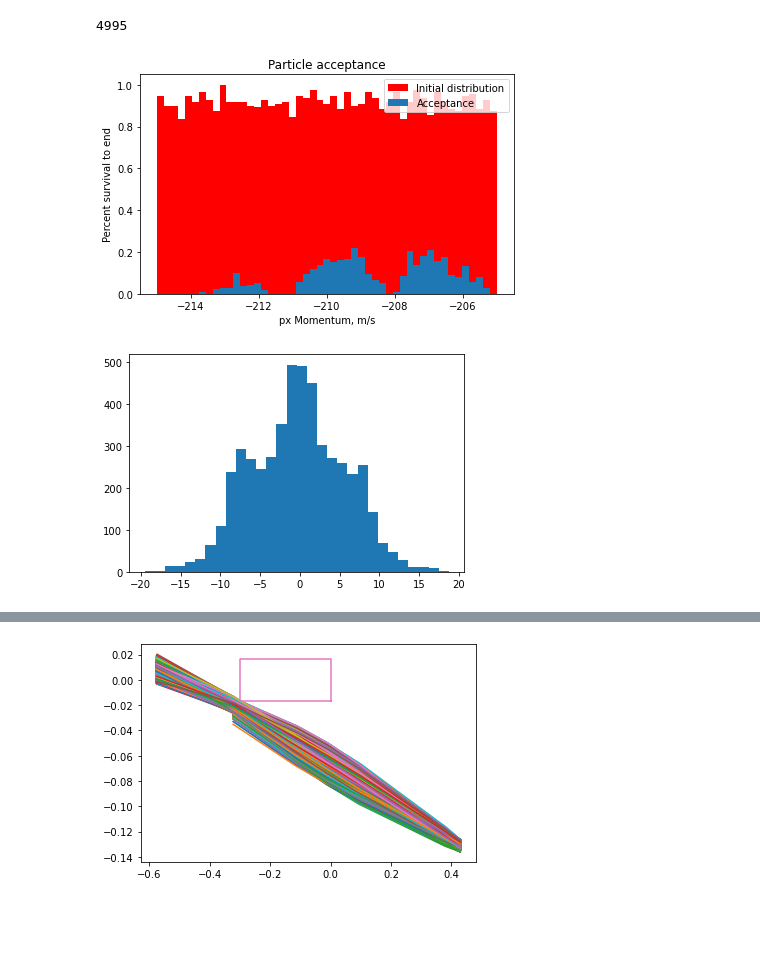
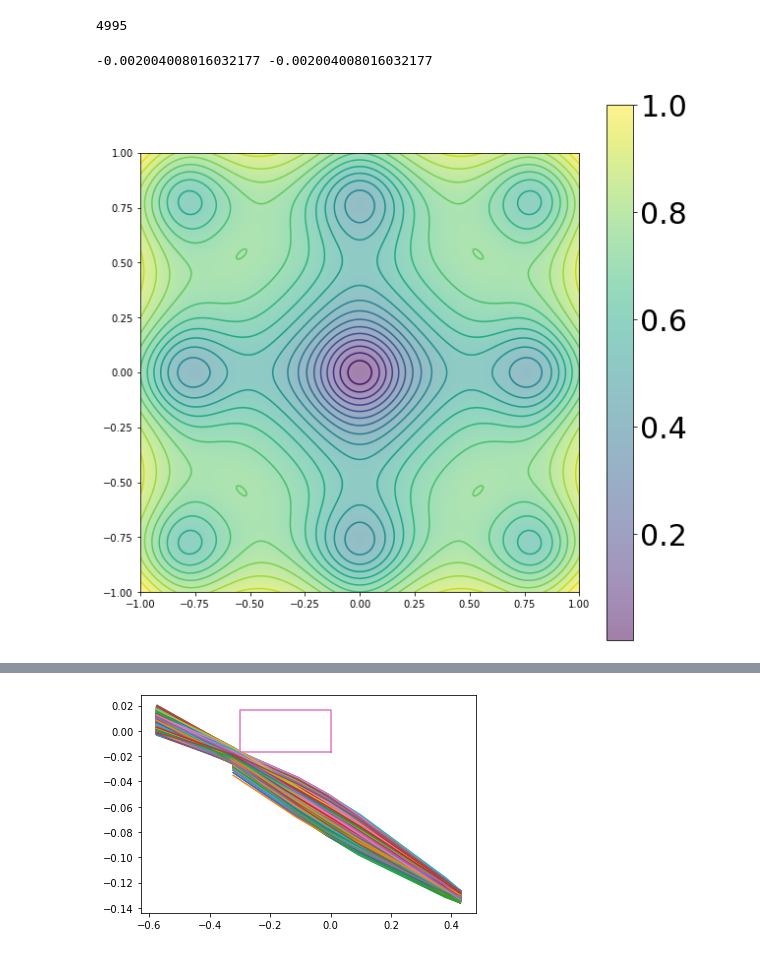
Before and after one commit to BillyTheKidPhysicist/storageRing, a Jupyter notebook: storageRingModel/notebook.ipynb, the cells around one changed output, grey strips where cells are left out. Cells and saved outputs as stored; diff of their text form; code cells hidden in the pictures; blank space fills up the shorter version.

```diff
--- a/storageRingModel/notebook.ipynb
+++ b/storageRingModel/notebook.ipynb
@@ -33,14 +33,31 @@ for particleInjector,particleRing in zip(swarmInjectorTraced.particles,swarmRing
 len(swarmSystemTraced.particles)
 # %% [output]
 4995
-# %%
-# from phaseSpaceAnalyzer import PhaseSpaceAnalyzer
-pa=PhaseSpaceAnalyzer(swarmSystemTraced,PTL_Ring)
-pa.plot_Acceptance_1D_Histogram('px',numBins=50)
-# %% [output]
-[figure, removed]
-# %%
-plt.hist([p.pi[1] for p in swarmSystemTraced],bins=30)
-plt.show()
-# %% [output]
-[figure, removed]
+# %%
+from helperTools import *
+xEdge=np.linspace(-1,1,500)
+yEdge=np.linspace(-1,1,500)
+X,Y=np.meshgrid(xEdge,yEdge)
+xArr=np.ravel(X)
+yArr=np.ravel(Y)
+np.random.seed(42)
+def func(x,y):
+    x=1.25*x
+    y=1.25*y
+    arg1 = -0.2 * np.sqrt(0.5 * (x ** 2 + y ** 2))
+    arg2 = 0.5 * (np.cos(2. * np.pi * x) + np.cos(2. * np.pi * y))
+    return -20. * np.exp(arg1) - np.exp(arg2) + 20. + np.e+np.random.random_sample()*.0
+v=np.array([func(x,y) for x,y in zip(xArr,yArr)])
+v/=v.max()
+print(xArr[np.argmin(v)],yArr[np.argmin(v)])
+v=v.reshape((len(yEdge),len(xEdge)))
+plt.figure(figsize=(10,10))
+plt.imshow(v,alpha=0.5,extent=[xEdge.min(),xEdge.max(),yEdge.min(),yEdge.max()])
+cbar=plt.colorbar()
+cbar.ax.tick_params(labelsize=30)
+plt.contour(X,Y,v,20)
+
+plt.show()
+# %% [output]
+-0.002004008016032177 -0.002004008016032177
+[figure, added]
```
Also changed, not shown: parts of 6 cells of this notebook, 9 other files.
